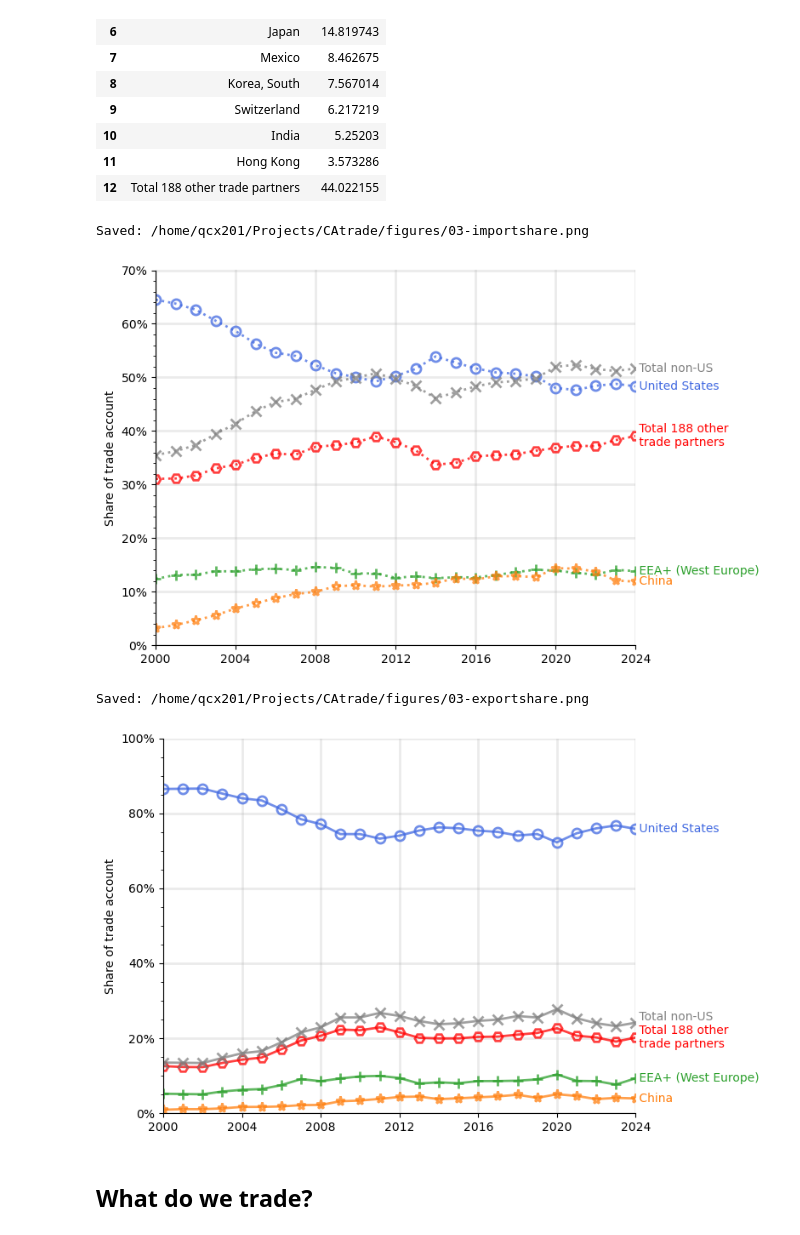
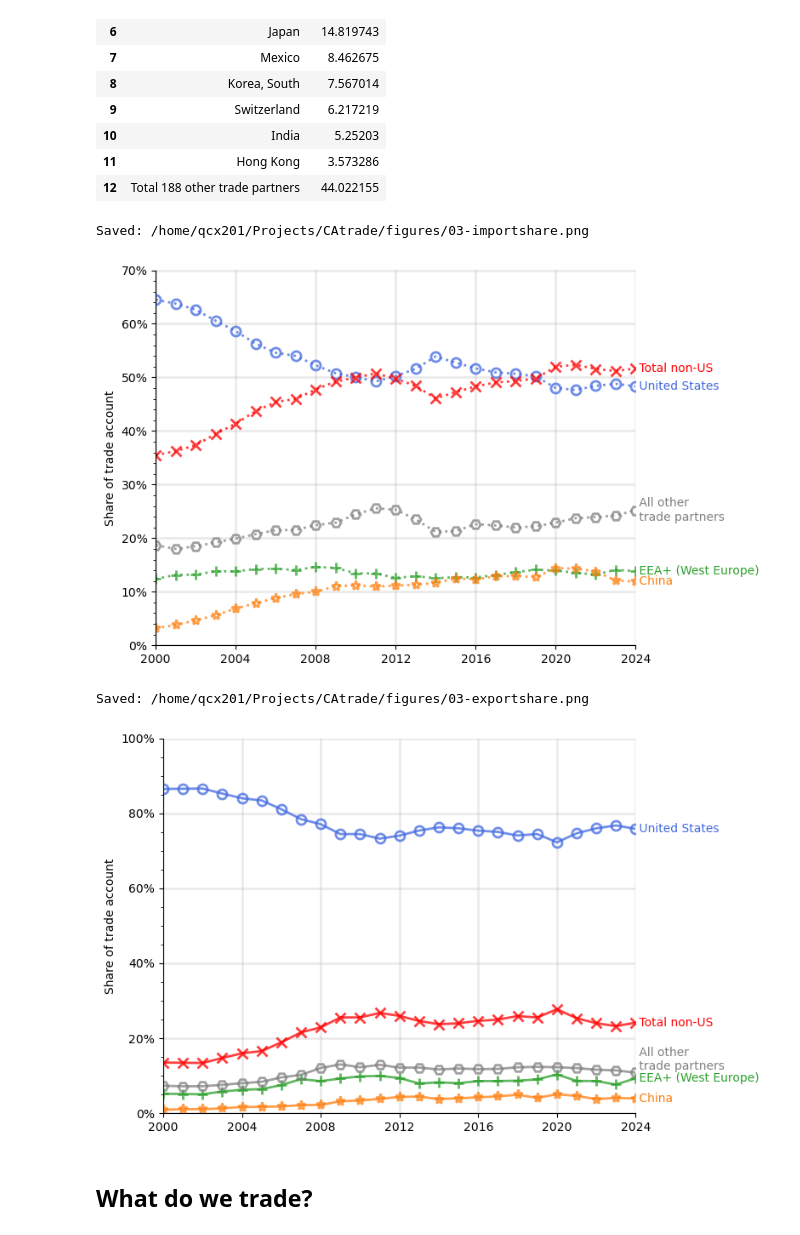
Before and after one commit to qcx201/CAtrade, a Jupyter notebook: src/03-desc.ipynb, the cells around one changed output. Drawn from its saved outputs; the diff is of its cells as text; code cells hidden in the pictures.

Commit message:
Update figures

```diff
--- a/src/03-desc.ipynb
+++ b/src/03-desc.ipynb
@@ -260,7 +260,7 @@ cols = ['importshare', 'exportshare']
 
 # aggregate other trade partners
 cond1 = ~(cous['cou'].isin(partners)) # already listed partners
-cond2 = ~(cous['eea+'].fillna(True)) # EEA+ countries
+cond2 = ~(cous['eea+'].fillna(True).astype(bool)) # EEA+ countries
 cond3 = ~cous['cou'].str.contains('total', case=False) # aggregates
 cond4 = ~cous['cou'].str.contains('import', case=False) # re-imports
 
@@ -271,7 +271,7 @@ sdf = cous[cond]
 others = sdf.groupby('year').sum()
 others = others.reset_index()
 
-label = f'Total {nothers:,} other\n trade partners'
+label = f'All other\n trade partners'
 others['cou'] = label
 partners.append(label)
 
@@ -295,7 +295,7 @@ linestyles = [':', '-', '-.']
 
 # partners
 markers = ['o', '+', '*', 'H', 'x']
-colors = ['royalblue', dcolors[2], dcolors[1], 'red', 'gray']
+colors = ['royalblue', dcolors[2], dcolors[1], 'gray', 'red']
 
 for i, col in enumerate(cols):
 
@@ -311,36 +311,36 @@ for i, col in enumerate(cols):
                 markersize=8, markeredgewidth=2,
                 label=cou, color=colors[j])
 
         ax.set_xlim(2000, 2024)
         ax.set_xticks(range(2000, 2025, 4))
 
         xend, yend = x.dropna().iloc[-1], y.dropna().iloc[-1]
 
-        va = 'bottom' if (('non-US' in cou) and ('export' in col)) else 'center'
+        va = 'bottom' if (('other' in cou) and ('export' in col)) else 'center'
         ax.text(xend, yend, f' {cou}', va=va, ha='left', color=colors[j])
 
     _, ymax = ax.get_ylim()
     ax.set_ylim(0, ymax)
 
     ax.set_ylabel('Share of trade account')
     ticks = ax.get_yticks()
     ax.set_yticks(ticks, [f'{t:.0%}' for t in ticks])
     ax.yaxis.minorticks_on()
 
     fig.tight_layout()
     # fig.legend(loc='upper center', bbox_to_anchor=(0.5, 0), ncol=3, frameon=False)
 
     dst = os.path.join(fig_dir, f'03-{col}.png')
 
     fig.savefig(dst, bbox_inches='tight')
     print('Saved:', dst)
 
     plt.show()
 # %% [output]
 Saved: /home/qcx201/Projects/CAtrade/figures/03-importshare.png
-[figure, old version]
+[figure, new version]
 Saved: /home/qcx201/Projects/CAtrade/figures/03-exportshare.png
-[figure, old version]
+[figure, new version]
 # %% [markdown]
 ## What do we trade?
 # %%
```
Also changed, not shown: 2 other files.
